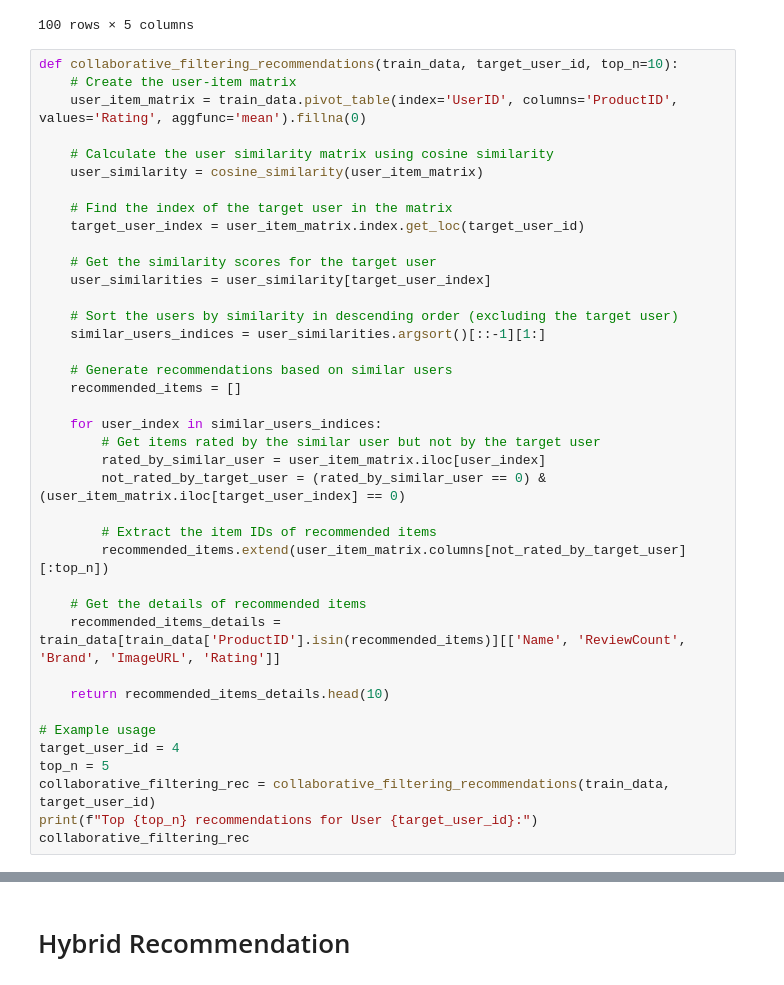
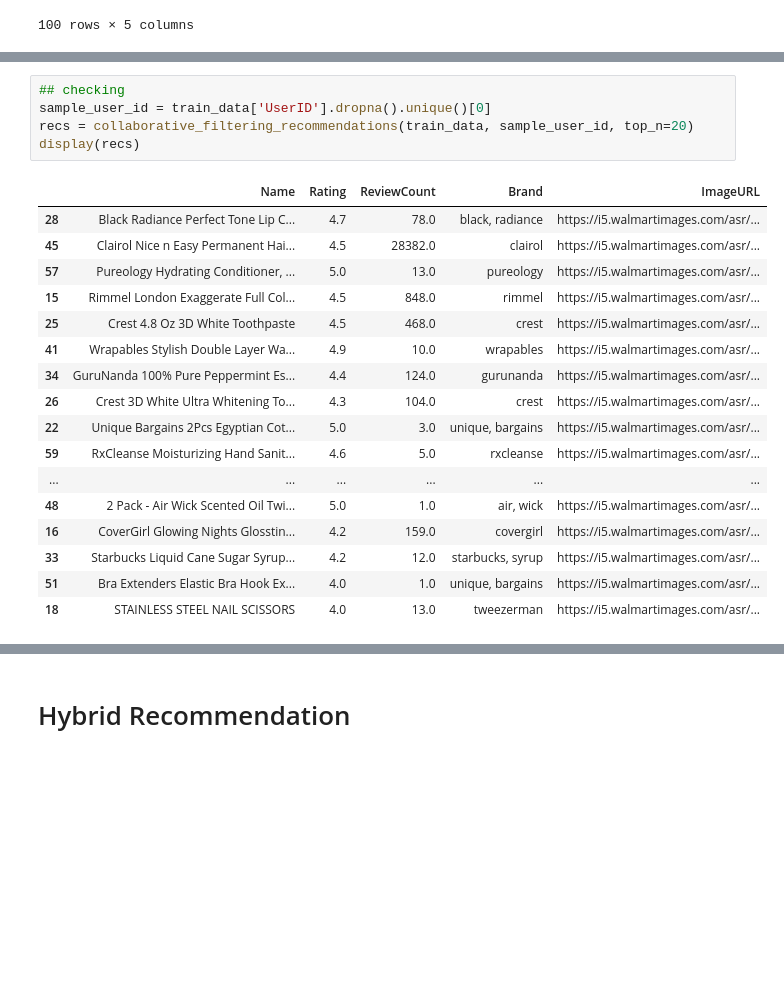
Before and after one commit to imsaqib04/product_recommendation, a Jupyter notebook: recommender.ipynb, the cells around one changed output, grey strips where cells are left out. Cells and saved outputs as stored; diff of their text form; blank space fills up the shorter version.

```diff
--- a/recommender.ipynb
+++ b/recommender.ipynb
@@ -455,42 +454,3 @@ recommended_items_details.head(100)
 | 1056 | Cover Fusion, Hair Color 6NGc Nat... | 37.0 | redken | https://i5.walmartimages.com/asr/... | 4.6 |
 | 4648 | Rimmel Scandaleyes Waterproof Koh... | 1027.0 | rimmel | https://i5.walmartimages.com/asr/... | 4.6 |
 100 rows × 5 columns
-# %%
-def collaborative_filtering_recommendations(train_data, target_user_id, top_n=10):
-    # Create the user-item matrix
-    user_item_matrix = train_data.pivot_table(index='UserID', columns='ProductID', values='Rating', aggfunc='mean').fillna(0)
-
-    # Calculate the user similarity matrix using cosine similarity
-    user_similarity = cosine_similarity(user_item_matrix)
-
-    # Find the index of the target user in the matrix
-    target_user_index = user_item_matrix.index.get_loc(target_user_id)
-
-    # Get the similarity scores for the target user
-    user_similarities = user_similarity[target_user_index]
-
-    # Sort the users by similarity in descending order (excluding the target user)
-    similar_users_indices = user_similarities.argsort()[::-1][1:]
-
-    # Generate recommendations based on similar users
-    recommended_items = []
-
-    for user_index in similar_users_indices:
-        # Get items rated by the similar user but not by the target user
-        rated_by_similar_user = user_item_matrix.iloc[user_index]
-        not_rated_by_target_user = (rated_by_similar_user == 0) & (user_item_matrix.iloc[target_user_index] == 0)
-
-        # Extract the item IDs of recommended items
-        recommended_items.extend(user_item_matrix.columns[not_rated_by_target_user][:top_n])
-
-    # Get the details of recommended items
-    recommended_items_details = train_data[train_data['ProductID'].isin(recommended_items)][['Name', 'ReviewCount', 'Brand', 'ImageURL', 'Rating']]
-
-    return recommended_items_details.head(10)
-
-# Example usage
-target_user_id = 4
-top_n = 5
-collaborative_filtering_rec = collaborative_filtering_recommendations(train_data, target_user_id)
-print(f"Top {top_n} recommendations for User {target_user_id}:")
-collaborative_filtering_rec
@@ -509,0 +532,23 @@ Top 5 recommendations for User 4:
+# %%
+## checking
+sample_user_id = train_data['UserID'].dropna().unique()[0]
+recs = collaborative_filtering_recommendations(train_data, sample_user_id, top_n=20)
+display(recs)
+# %% [output]
+|  | Name | Rating | ReviewCount | Brand | ImageURL |
+| 28 | Black Radiance Perfect Tone Lip C... | 4.7 | 78.0 | black, radiance | https://i5.walmartimages.com/asr/... |
+| 45 | Clairol Nice n Easy Permanent Hai... | 4.5 | 28382.0 | clairol | https://i5.walmartimages.com/asr/... |
+| 57 | Pureology Hydrating Conditioner, ... | 5.0 | 13.0 | pureology | https://i5.walmartimages.com/asr/... |
+| 15 | Rimmel London Exaggerate Full Col... | 4.5 | 848.0 | rimmel | https://i5.walmartimages.com/asr/... |
+| 25 | Crest 4.8 Oz 3D White Toothpaste | 4.5 | 468.0 | crest | https://i5.walmartimages.com/asr/... |
+| 41 | Wrapables Stylish Double Layer Wa... | 4.9 | 10.0 | wrapables | https://i5.walmartimages.com/asr/... |
+| 34 | GuruNanda 100% Pure Peppermint Es... | 4.4 | 124.0 | gurunanda | https://i5.walmartimages.com/asr/... |
+| 26 | Crest 3D White Ultra Whitening To... | 4.3 | 104.0 | crest | https://i5.walmartimages.com/asr/... |
+| 22 | Unique Bargains 2Pcs Egyptian Cot... | 5.0 | 3.0 | unique, bargains | https://i5.walmartimages.com/asr/... |
+| 59 | RxCleanse Moisturizing Hand Sanit... | 4.6 | 5.0 | rxcleanse | https://i5.walmartimages.com/asr/... |
+| ... | ... | ... | ... | ... | ... |
+| 48 | 2 Pack - Air Wick Scented Oil Twi... | 5.0 | 1.0 | air, wick | https://i5.walmartimages.com/asr/... |
+| 16 | CoverGirl Glowing Nights Glosstin... | 4.2 | 159.0 | covergirl | https://i5.walmartimages.com/asr/... |
+| 33 | Starbucks Liquid Cane Sugar Syrup... | 4.2 | 12.0 | starbucks, syrup | https://i5.walmartimages.com/asr/... |
+| 51 | Bra Extenders Elastic Bra Hook Ex... | 4.0 | 1.0 | unique, bargains | https://i5.walmartimages.com/asr/... |
+| 18 | STAINLESS STEEL NAIL SCISSORS | 4.0 | 13.0 | tweezerman | https://i5.walmartimages.com/asr/... |
```
Also changed, not shown: parts of 10 cells of this notebook, 2 other files.
